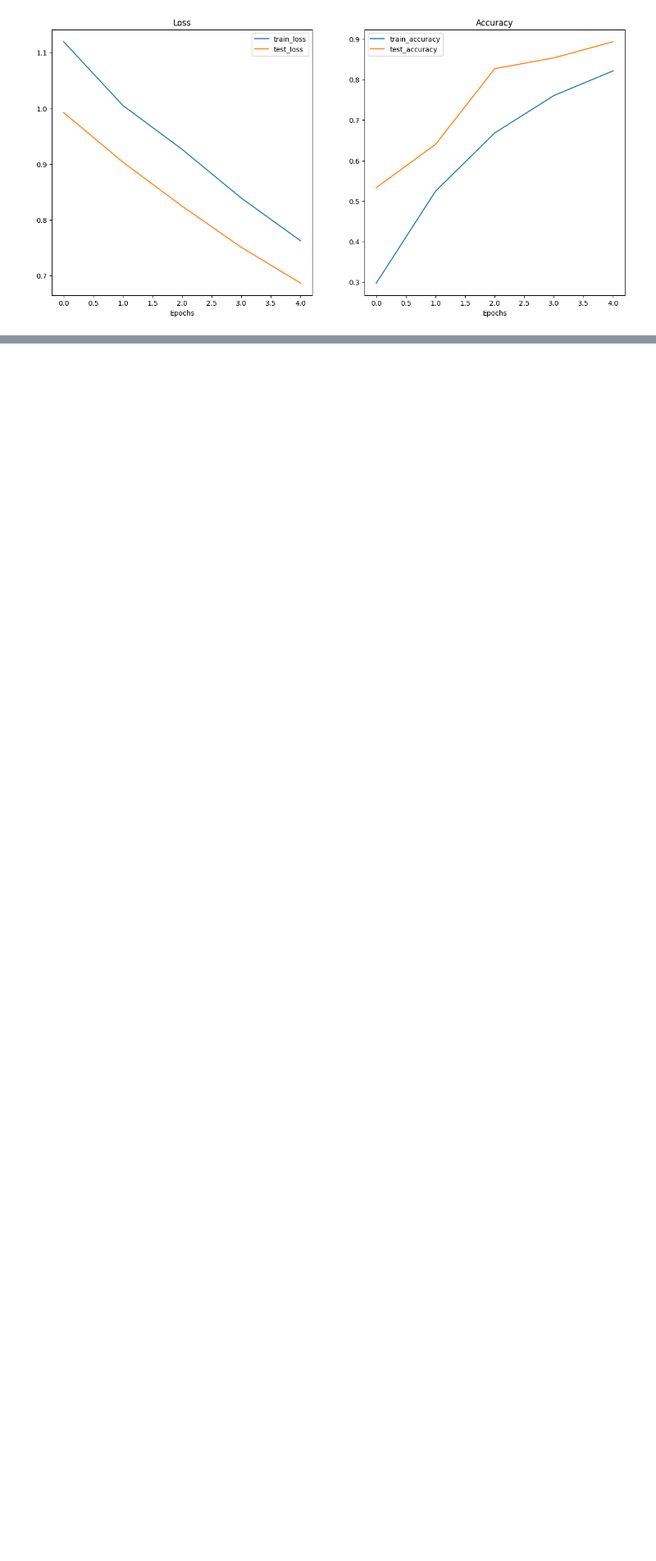
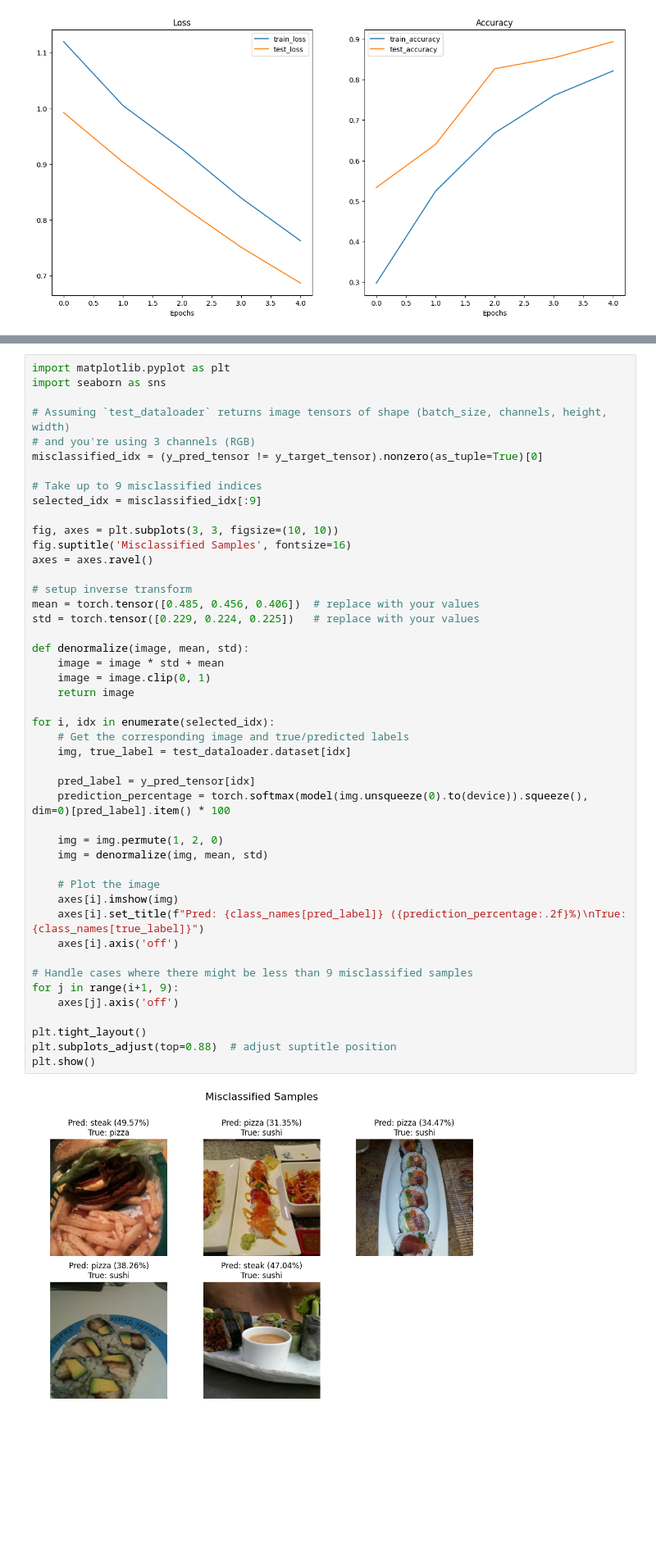
Before and after one commit to mariusdgm/pytorch_learn, a Jupyter notebook: nb_6.ipynb, the cells around one changed output, grey strips where cells are left out. Shown at 82% size. Cells and saved outputs as stored; diff of their text form; blank space fills up the shorter version.

Commit message:
added conf matrix and mislabel plot with denormalization

```diff
--- a/nb_6.ipynb
+++ b/nb_6.ipynb
@@ -348,6 +348,54 @@ fig, ax = plot_confusion_matrix(conf_mat=confmat_tensor.numpy(),
  )
 # %% [output]
 [figure]
+# %%
+import matplotlib.pyplot as plt
+import seaborn as sns
+
+# Assuming `test_dataloader` returns image tensors of shape (batch_size, channels, height, width)
+# and you're using 3 channels (RGB)
+misclassified_idx = (y_pred_tensor != y_target_tensor).nonzero(as_tuple=True)[0]
+
+# Take up to 9 misclassified indices
+selected_idx = misclassified_idx[:9]
+
+fig, axes = plt.subplots(3, 3, figsize=(10, 10))
+fig.suptitle('Misclassified Samples', fontsize=16)
+axes = axes.ravel()
+
+# setup inverse transform
+mean = torch.tensor([0.485, 0.456, 0.406])  # replace with your values
+std = torch.tensor([0.229, 0.224, 0.225])   # replace with your values
+
+def denormalize(image, mean, std):
+    image = image * std + mean
+    image = image.clip(0, 1)
+    return image
+
+for i, idx in enumerate(selected_idx):
+    # Get the corresponding image and true/predicted labels
+    img, true_label = test_dataloader.dataset[idx]
+
+    pred_label = y_pred_tensor[idx]
+    prediction_percentage = torch.softmax(model(img.unsqueeze(0).to(device)).squeeze(), dim=0)[pred_label].item() * 100
+
+    img = img.permute(1, 2, 0)
+    img = denormalize(img, mean, std)
+
+    # Plot the image
+    axes[i].imshow(img)
+    axes[i].set_title(f"Pred: {class_names[pred_label]} ({prediction_percentage:.2f}%)\nTrue: {class_names[true_label]}")
+    axes[i].axis('off')
+
+# Handle cases where there might be less than 9 misclassified samples
+for j in range(i+1, 9):
+    axes[j].axis('off')
+
+plt.tight_layout()
+plt.subplots_adjust(top=0.88)  # adjust suptitle position
+plt.show()
+# %% [output]
+[figure, added]
 # %%
 # Download custom image
 import requests
```
Also changed, not shown: parts of 2 cells of this notebook.
